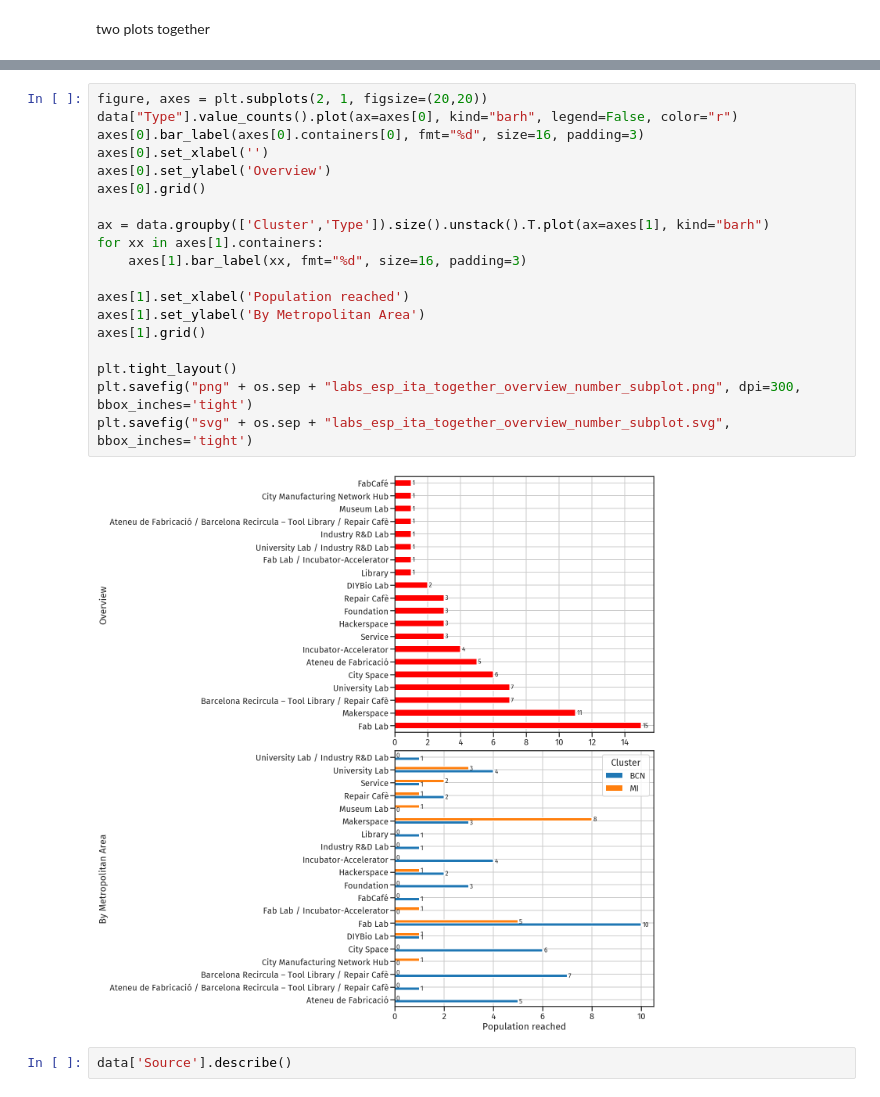
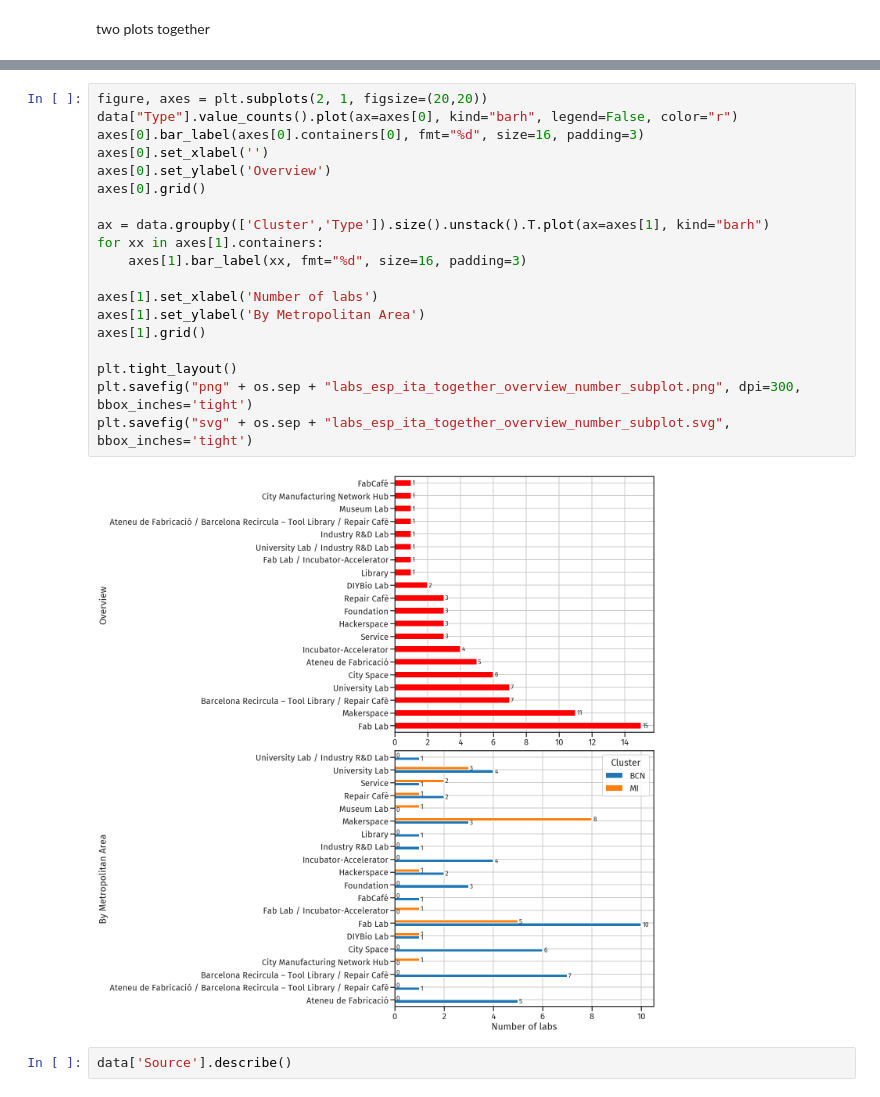
Before and after one commit to openp2pdesign/labs_access_analysis, a Jupyter notebook: 02_Plot_Stats.ipynb, the cells around one changed output, grey strips where cells are left out. Saved outputs shown, nothing was run; the diff lists cells and outputs as text.

Commit message:
Fix stats chart axis, percentage, improve html maps with labs types colors

```diff
--- a/02_Plot_Stats.ipynb
+++ b/02_Plot_Stats.ipynb
@@ -334,24 +334,24 @@ plt.savefig("svg" + os.sep + "labs_esp_ita_together_number_subplot.svg", bbox_in
 # %%
 figure, axes = plt.subplots(2, 1, figsize=(20,20))
 data["Type"].value_counts().plot(ax=axes[0], kind="barh", legend=False, color="r")
 axes[0].bar_label(axes[0].containers[0], fmt="%d", size=16, padding=3)
 axes[0].set_xlabel('')
 axes[0].set_ylabel('Overview')
 axes[0].grid()
 
 ax = data.groupby(['Cluster','Type']).size().unstack().T.plot(ax=axes[1], kind="barh")
 for xx in axes[1].containers:
     axes[1].bar_label(xx, fmt="%d", size=16, padding=3)
 
-axes[1].set_xlabel('Population reached')
+axes[1].set_xlabel('Number of labs')
 axes[1].set_ylabel('By Metropolitan Area')
 axes[1].grid()
 
 plt.tight_layout()
 plt.savefig("png" + os.sep + "labs_esp_ita_together_overview_number_subplot.png", dpi=300, bbox_inches='tight')
 plt.savefig("svg" + os.sep + "labs_esp_ita_together_overview_number_subplot.svg", bbox_inches='tight')
 # %% [output]
-[figure, old version]
+[figure, new version]
 # %%
 data['Source'].describe()
 # %% [output]
```
Also changed, not shown: parts of 4 cells of this notebook, 54 other files.
